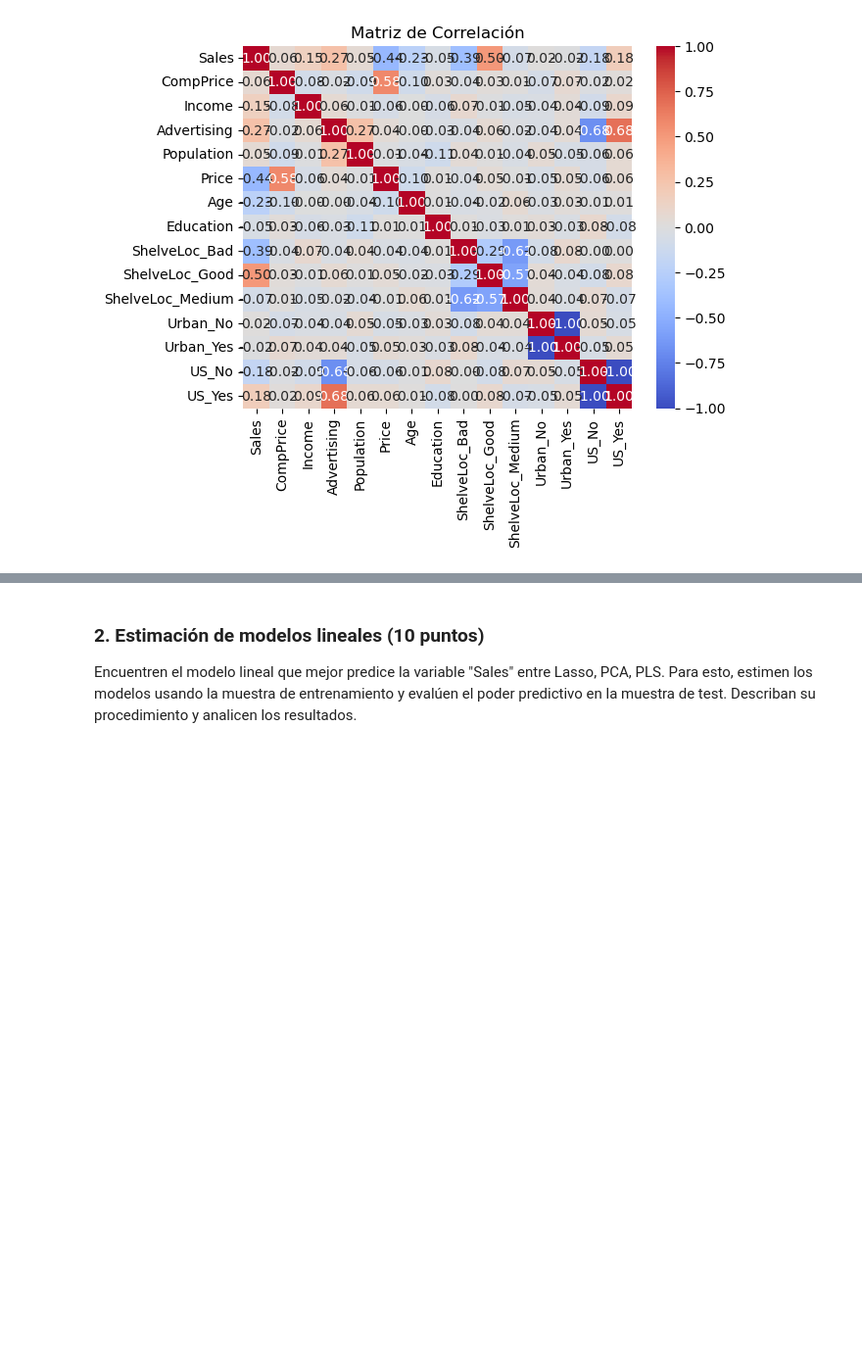
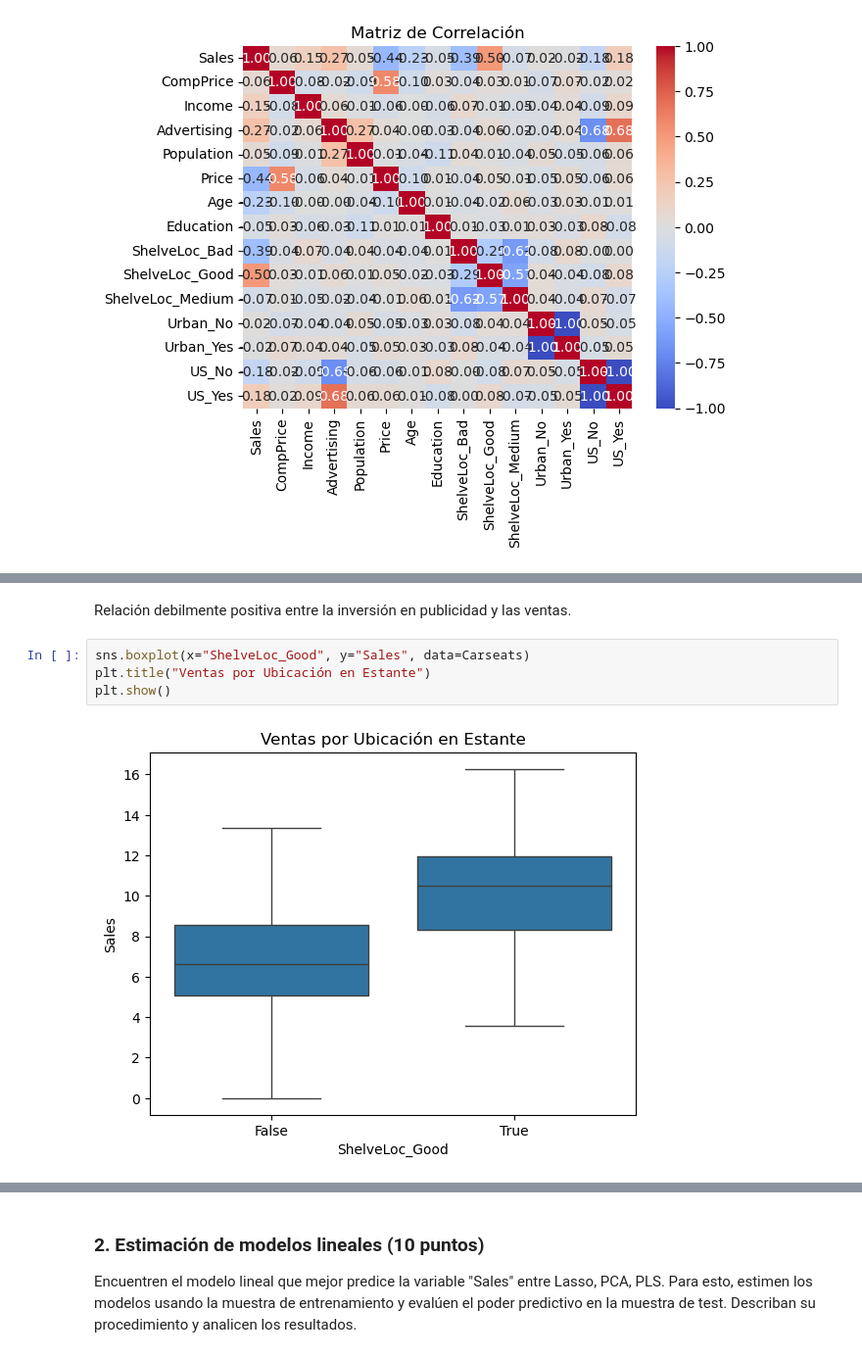
Before and after one commit to carrasquintero/Entrega_ETL, a Jupyter notebook: ML/Caso implementación de modelos no lineales aditivos en un problema de regresión.ipynb, the cells around one changed output, grey strips where cells are left out. Shown at 98% size. Saved outputs shown, nothing was run; the diff lists cells and outputs as text; blank space fills up the shorter version.

```diff
--- a/ML/Caso implementación de modelos no lineales aditivos en un problema de regresión.ipynb
+++ b/ML/Caso implementación de modelos no lineales aditivos en un problema de regresión.ipynb
@@ -162,0 +181,8 @@ La relaciones entre CompPrice y Price es importante de observar ya que tiene una
+# %% [markdown]
+Relación debilmente positiva entre la inversión en publicidad y las ventas.
+# %%
+sns.boxplot(x="ShelveLoc_Good", y="Sales", data=Carseats)
+plt.title("Ventas por Ubicación en Estante")
+plt.show()
+# %% [output]
+[figure, added]
```
Also changed, not shown: parts of 12 cells of this notebook.
